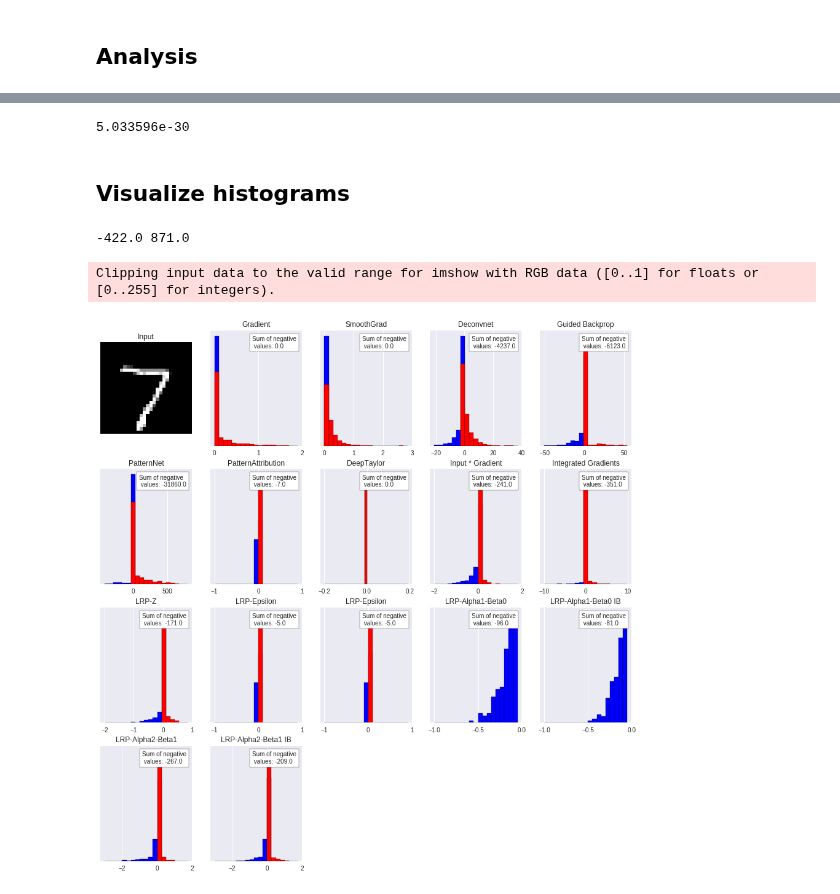
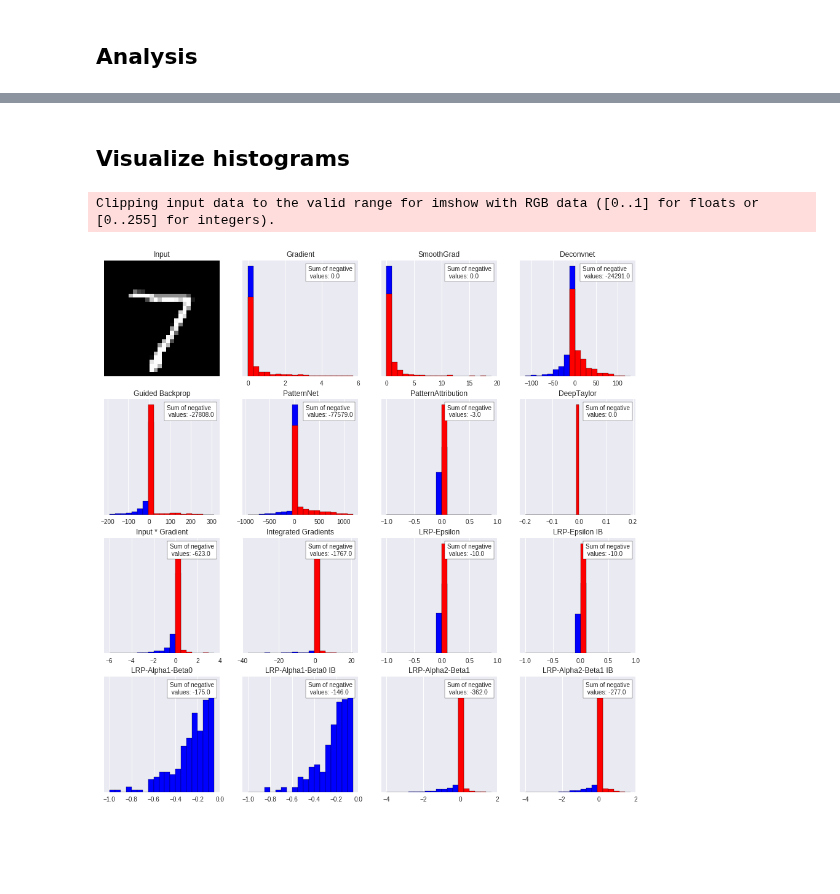
Before and after one commit to SimonSchrodi/understanding_cnn, a Jupyter notebook: notebooks/Positivity_Explanation.ipynb, the cells around one changed output, grey strips where cells are left out. Drawn from its saved outputs; the diff is of its cells as text; code cells hidden in the pictures; blank space fills up the shorter version.

```diff
--- a/notebooks/Positivity_Explanation.ipynb
+++ b/notebooks/Positivity_Explanation.ipynb
@@ -174,9 +176,9 @@ methods = [
                                  "high": input_range[1]}, mnistutils.heatmap, "DeepTaylor"),  # 6
     ("input_t_gradient", {}, mnistutils.heatmap, "Input * Gradient"),  # 7
     ("integrated_gradients", {"reference_inputs": ri}, mnistutils.heatmap, "Integrated Gradients"),  # 8
-    ("lrp.z", {}, mnistutils.heatmap, "LRP-Z"),  # 9
+    #("lrp.z", {}, mnistutils.heatmap, "LRP-Z"),  # 9
     ("lrp.epsilon", {"epsilon": 1}, mnistutils.heatmap, "LRP-Epsilon"),  # 10
-    ("lrp.epsilon_IB", {"epsilon": 1}, mnistutils.heatmap, "LRP-Epsilon"),  # 11
+    ("lrp.epsilon_IB", {"epsilon": 1}, mnistutils.heatmap, "LRP-Epsilon IB"),  # 11
     ("lrp.alpha_1_beta_0", {}, mnistutils.heatmap, "LRP-Alpha1-Beta0"),  # 12
     ("lrp.alpha_1_beta_0_IB", {}, mnistutils.heatmap, "LRP-Alpha1-Beta0 IB"),  # 13
     ("lrp.alpha_2_beta_1", {}, mnistutils.heatmap, "LRP-Alpha2-Beta1"),  # 14
@@ -239,24 +241,8 @@ for i, (x, y) in enumerate(test_images):
         #a = methods[aidx][2](a)
         # Store the analysis.
         analysis[i, aidx] = a[0]
-# %%
-np.amin(prob)
-# %% [output]
-5.033596e-30
 # %% [markdown]
 ## Visualize histograms
-# %%
-import matplotlib.pyplot as plt
-tmp = analysis[0,5]
-tmp.shape
-
-x_min = np.amin(tmp)
-x_min = np.floor(x_min)
-x_max = np.amax(tmp)
-x_max = np.ceil(x_max)
-print(x_min,x_max)
-# %% [output]
--422.0 871.0
 # %%
 import matplotlib.pyplot as plt
 from matplotlib.offsetbox import AnchoredText
@@ -266,38 +252,38 @@ fig.subplots_adjust(0.0,0.0,2.0,3.0)
 axs = []
 for i,heatmap in enumerate(analysis[0]):
   if i == 0:
-    ax = fig.add_subplot(4,5,1)
+    ax = fig.add_subplot(4,4,1)
     ax.imshow(heatmap)
     ax.set_title(methods[i][3])
     ax.xaxis.set_visible(False)
     ax.yaxis.set_visible(False)
     continue
 
-  axs.append(fig.add_subplot(4,5,i+1))
+  axs.append(fig.add_subplot(4,4,i+1))
   x_min = np.amin(heatmap)
   x_min = np.floor(x_min)
   x_max = np.amax(heatmap)
   x_max = np.ceil(x_max)
   if x_min == x_max:
     bins = np.arange(x_min-0.2, x_max+0.2,0.01)
   else:
     bins = np.arange(x_min, x_max, (x_max-x_min)/20)
   n, bins, patches = axs[i-1].hist(np.reshape(heatmap * (heatmap < 0),(28*28*3)), bins=bins,color ='blue', edgecolor = 'black')
   n, bins, patches = axs[i-1].hist(np.reshape(heatmap * (heatmap >= 0),(28*28*3)), bins=bins,color ='red', edgecolor = 'black')
 
 
   #for j,patch in enumerate(patches):
   #  if bins[j] < 0:
   #    axs[i-1].set_facecolor('blue')
   axs[i-1].set_title(methods[i][3])
   axs[i-1].yaxis.set_visible(False)
 
   min_sum = np.sum(heatmap * (heatmap < 0))
   #axs[i-1].text(x=1,y=10,s='Sum of negative values: '+str(round(min_sum)),fontsize=12)
   anchored_text = AnchoredText('Sum of negative\n values: '+str(round(min_sum)), loc='upper right')
   axs[i-1].add_artist(anchored_text)
 
 fig.show()
 # %% [output]
 Clipping input data to the valid range for imshow with RGB data ([0..1] for floats or [0..255] for integers).
-[figure, old version]
+[figure, new version]
```
Also changed, not shown: parts of 4 cells of this notebook.
